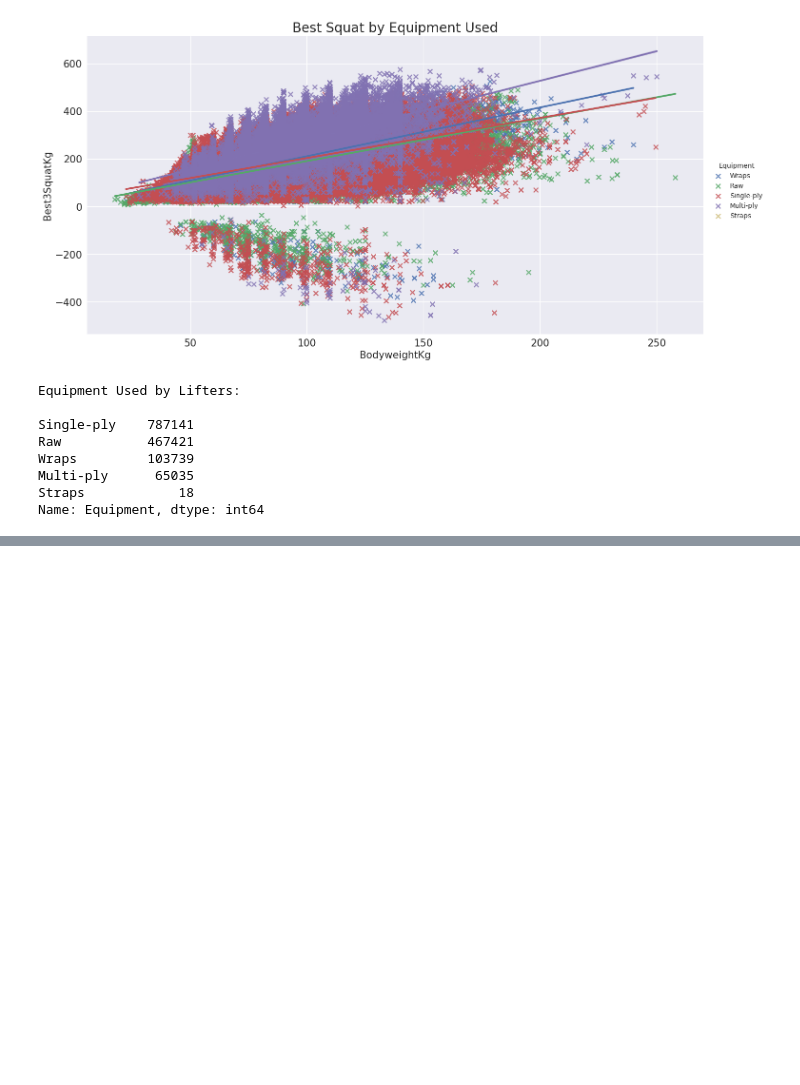
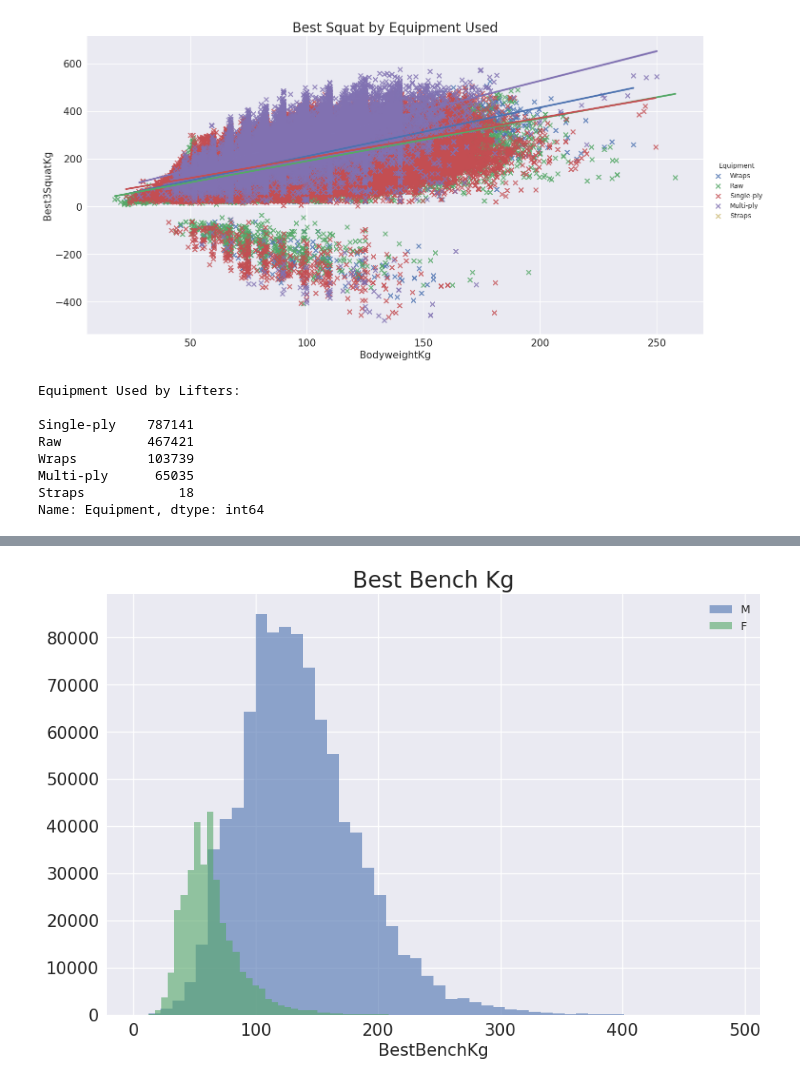
Before and after one commit to joshoandres13/pandas_practice, a Jupyter notebook: pandas_practice.ipynb, the cells around one changed output, grey strips where cells are left out. Cells and saved outputs as stored; diff of their text form; code cells hidden in the pictures; blank space fills up the shorter version.

```diff
--- a/pandas_practice.ipynb
+++ b/pandas_practice.ipynb
@@ -613,0 +659,11 @@ Name: Equipment, dtype: int64
+# %%
+g = sns.FacetGrid(df,hue='Sex',height=6,aspect=1.5,legend_out=True)
+g = g.map(plt.hist,'Best3BenchKg',bins=50,alpha=.6)
+plt.title('Best Bench Kg',fontsize=20)
+plt.yticks(fontsize=15)
+plt.xticks(fontsize=15)
+plt.xlabel('BestBenchKg',fontsize=15)
+plt.legend(loc=1)
+plt.show()
+# %% [output]
+[figure, added]
```
Also changed, not shown: parts of 46 cells of this notebook.
